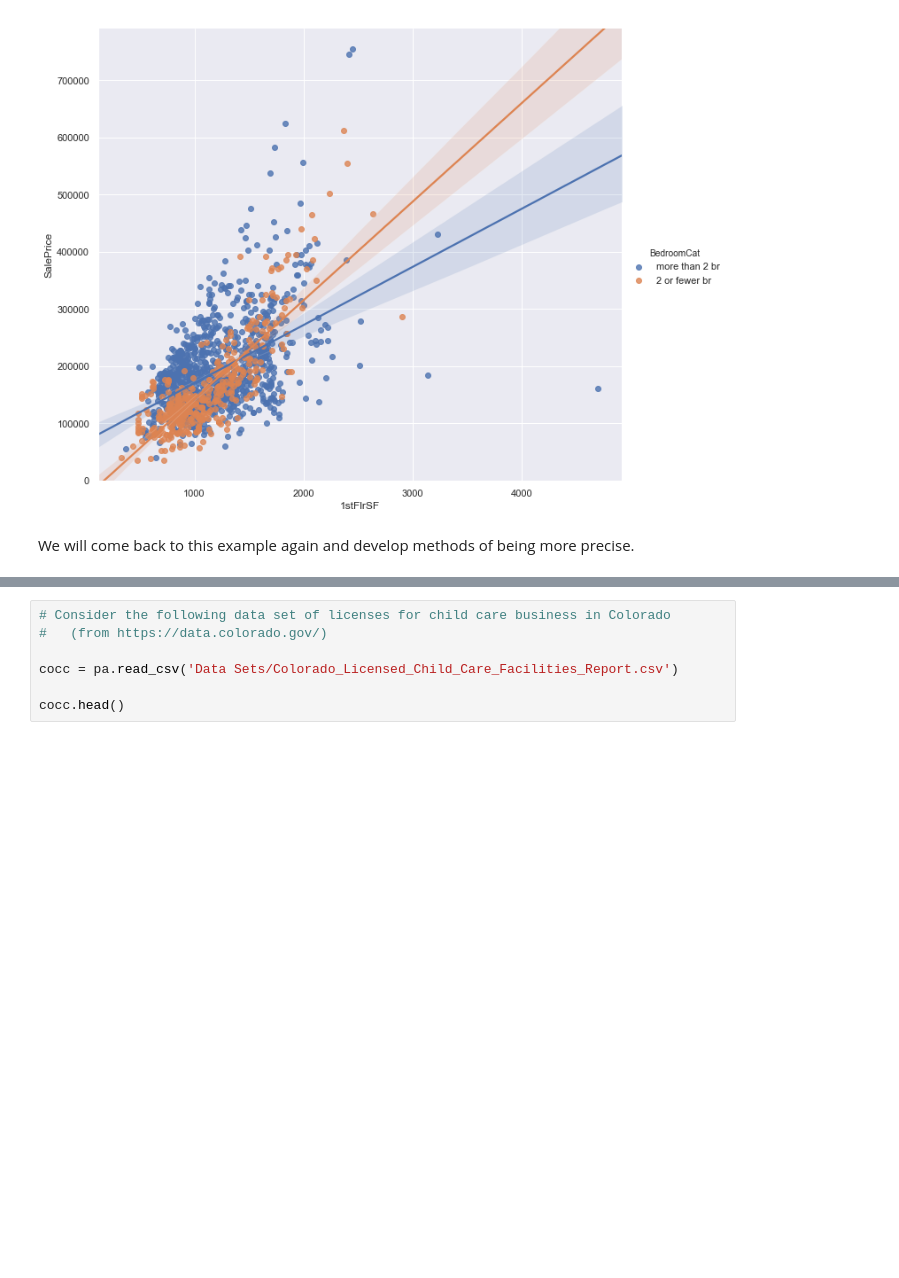
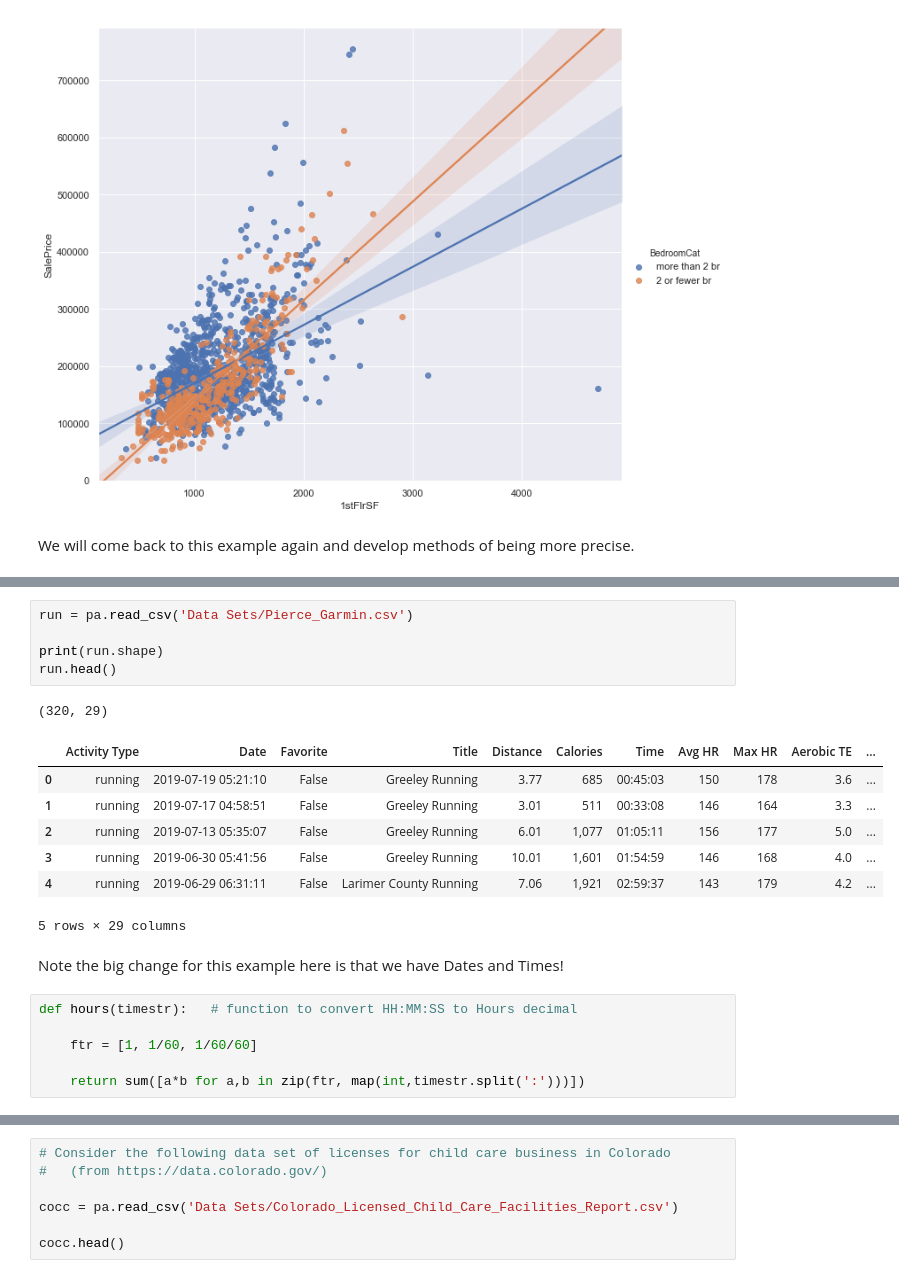
Before and after one commit to virgilpierce/STAT_411, a Jupyter notebook: 1 - Intro and Motivating Ex.ipynb, the cells around one changed output, grey strips where cells are left out. Cells and saved outputs as stored; diff of their text form; blank space fills up the shorter version.

```diff
--- a/1 - Intro and Motivating Ex.ipynb
+++ b/1 - Intro and Motivating Ex.ipynb
@@ -759,0 +764,22 @@ We will come back to this example again and develop methods of being more precis
+# %%
+run = pa.read_csv('Data Sets/Pierce_Garmin.csv')
+
+print(run.shape)
+run.head()
+# %% [output]
+(320, 29)
+|  | Activity Type | Date | Favorite | Title | Distance | Calories | Time | Avg HR | Max HR | Aerobic TE | ... |
+| 0 | running | 2019-07-19 05:21:10 | False | Greeley Running | 3.77 | 685 | 00:45:03 | 150 | 178 | 3.6 | ... |
+| 1 | running | 2019-07-17 04:58:51 | False | Greeley Running | 3.01 | 511 | 00:33:08 | 146 | 164 | 3.3 | ... |
+| 2 | running | 2019-07-13 05:35:07 | False | Greeley Running | 6.01 | 1,077 | 01:05:11 | 156 | 177 | 5.0 | ... |
+| 3 | running | 2019-06-30 05:41:56 | False | Greeley Running | 10.01 | 1,601 | 01:54:59 | 146 | 168 | 4.0 | ... |
+| 4 | running | 2019-06-29 06:31:11 | False | Larimer County Running | 7.06 | 1,921 | 02:59:37 | 143 | 179 | 4.2 | ... |
+5 rows × 29 columns
+# %% [markdown]
+Note the big change for this example here is that we have Dates and Times!
+# %%
+def hours(timestr):   # function to convert HH:MM:SS to Hours decimal
+
+    ftr = [1, 1/60, 1/60/60]
+
+    return sum([a*b for a,b in zip(ftr, map(int,timestr.split(':')))])
```
Also changed, not shown: parts of 6 cells of this notebook.
